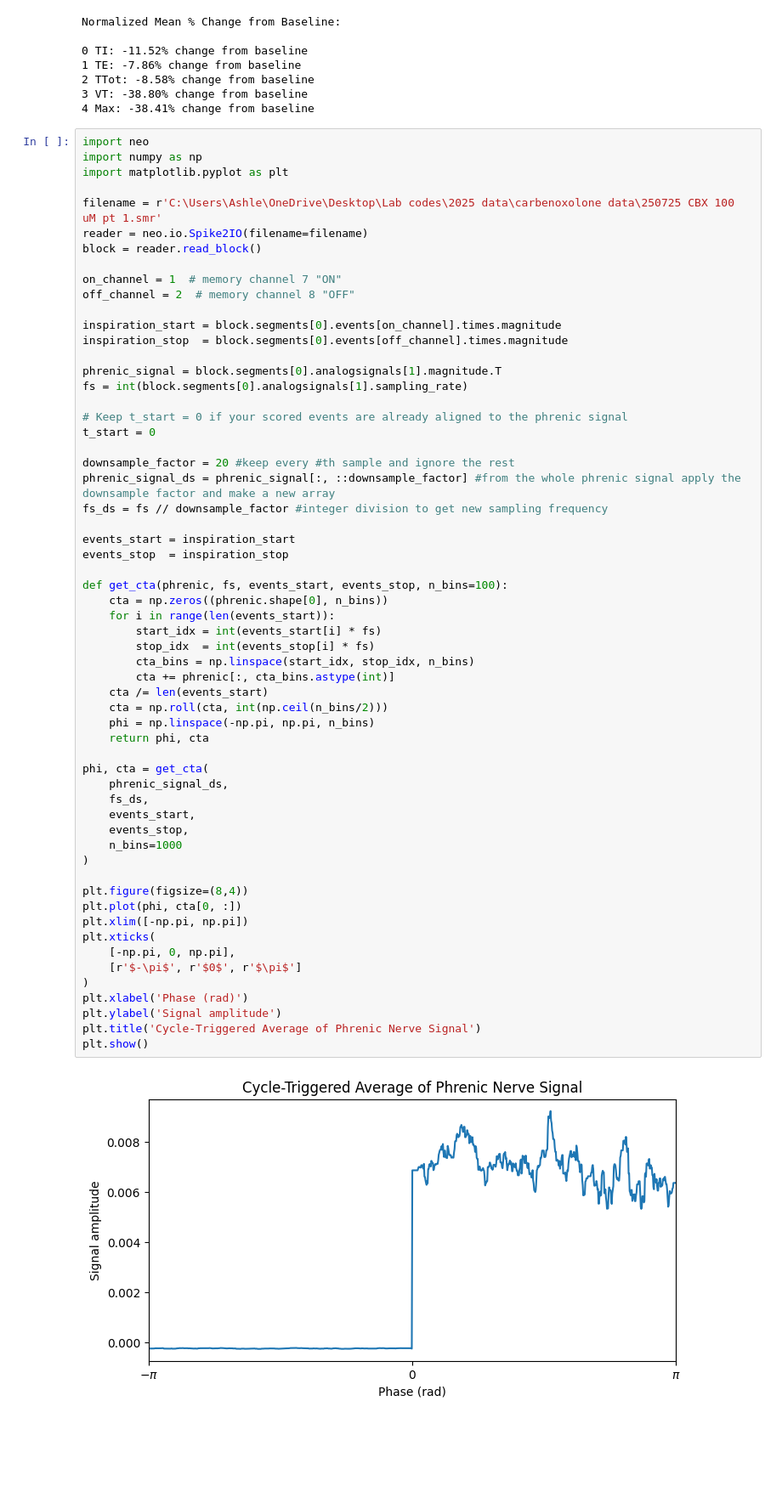
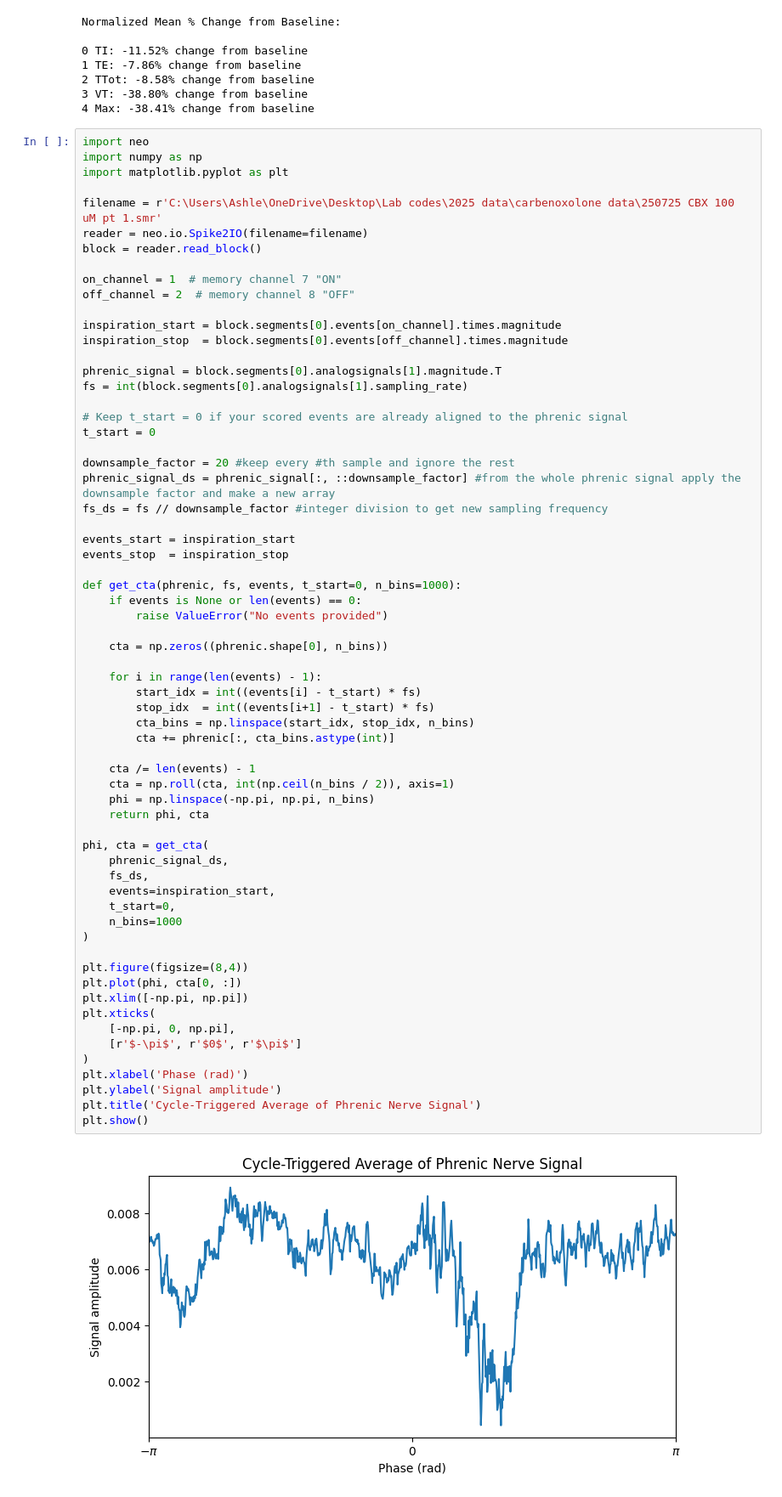
Before and after one commit to ashleighwalker/carbenoxolone, a Jupyter notebook: carbenoxolone analysis.ipynb, the cells around one changed output. Shown at 85% size. Saved outputs shown, nothing was run; the diff lists cells and outputs as text; blank space fills up the shorter version.

```diff
--- a/carbenoxolone analysis.ipynb
+++ b/carbenoxolone analysis.ipynb
@@ -229,39 +229,44 @@ downsample_factor = 20 #keep every #th sample and ignore the rest
 phrenic_signal_ds = phrenic_signal[:, ::downsample_factor] #from the whole phrenic signal apply the downsample factor and make a new array
 fs_ds = fs // downsample_factor #integer division to get new sampling frequency
 
 events_start = inspiration_start
 events_stop  = inspiration_stop
 
-def get_cta(phrenic, fs, events_start, events_stop, n_bins=100):
+def get_cta(phrenic, fs, events, t_start=0, n_bins=1000):
+    if events is None or len(events) == 0:
+        raise ValueError("No events provided")
+
     cta = np.zeros((phrenic.shape[0], n_bins))
-    for i in range(len(events_start)):
-        start_idx = int(events_start[i] * fs)
-        stop_idx  = int(events_stop[i] * fs)
+
+    for i in range(len(events) - 1):
+        start_idx = int((events[i] - t_start) * fs)
+        stop_idx  = int((events[i+1] - t_start) * fs)
         cta_bins = np.linspace(start_idx, stop_idx, n_bins)
         cta += phrenic[:, cta_bins.astype(int)]
-    cta /= len(events_start)
-    cta = np.roll(cta, int(np.ceil(n_bins/2)))
+
+    cta /= len(events) - 1
+    cta = np.roll(cta, int(np.ceil(n_bins / 2)), axis=1)
     phi = np.linspace(-np.pi, np.pi, n_bins)
     return phi, cta
 
 phi, cta = get_cta(
     phrenic_signal_ds,
     fs_ds,
-    events_start,
-    events_stop,
+    events=inspiration_start,
+    t_start=0,
     n_bins=1000
 )
 
 plt.figure(figsize=(8,4))
 plt.plot(phi, cta[0, :])
 plt.xlim([-np.pi, np.pi])
 plt.xticks(
     [-np.pi, 0, np.pi],
     [r'$-\pi$', r'$0$', r'$\pi$']
 )
 plt.xlabel('Phase (rad)')
 plt.ylabel('Signal amplitude')
 plt.title('Cycle-Triggered Average of Phrenic Nerve Signal')
 plt.show()
 # %% [output]
-[figure, old version]
+[figure, new version]
```
Also changed, not shown: parts of 2 cells of this notebook.
